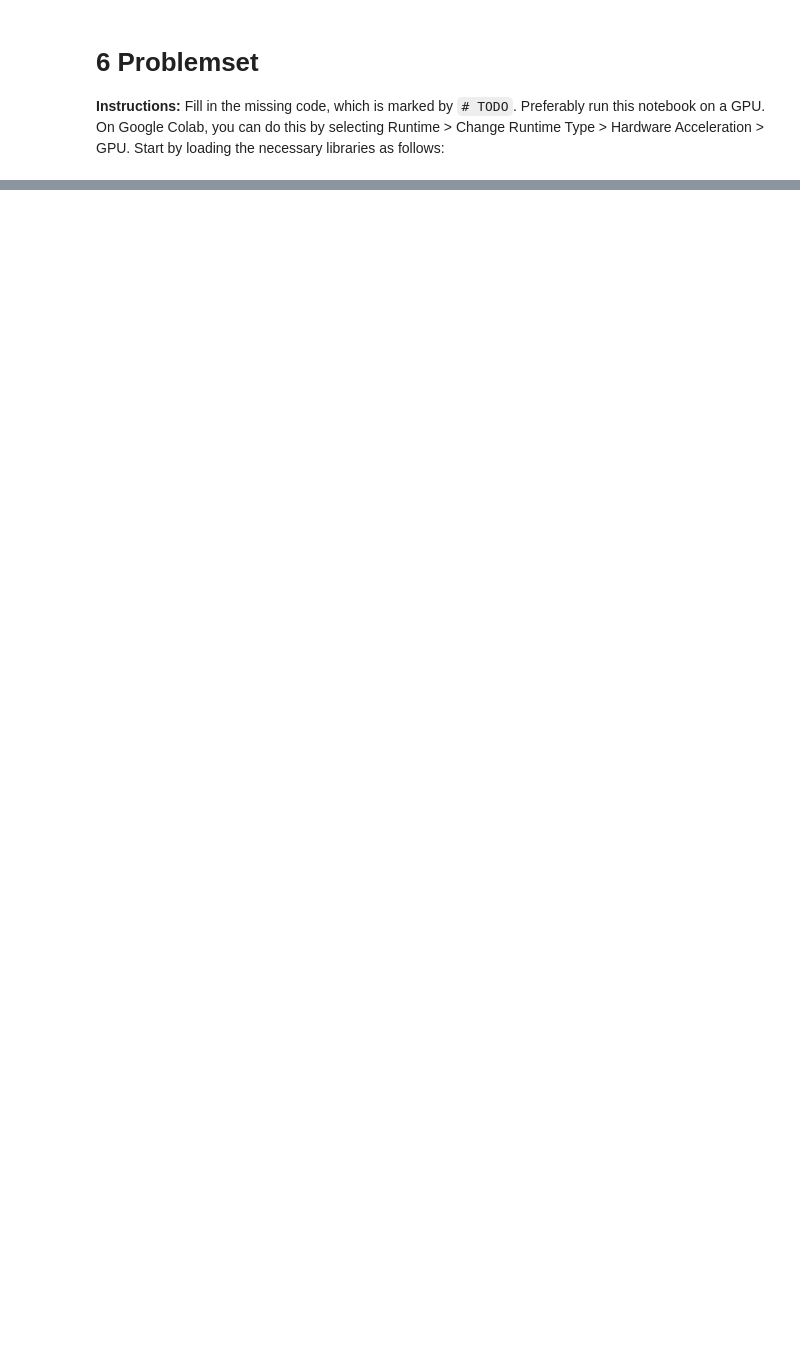
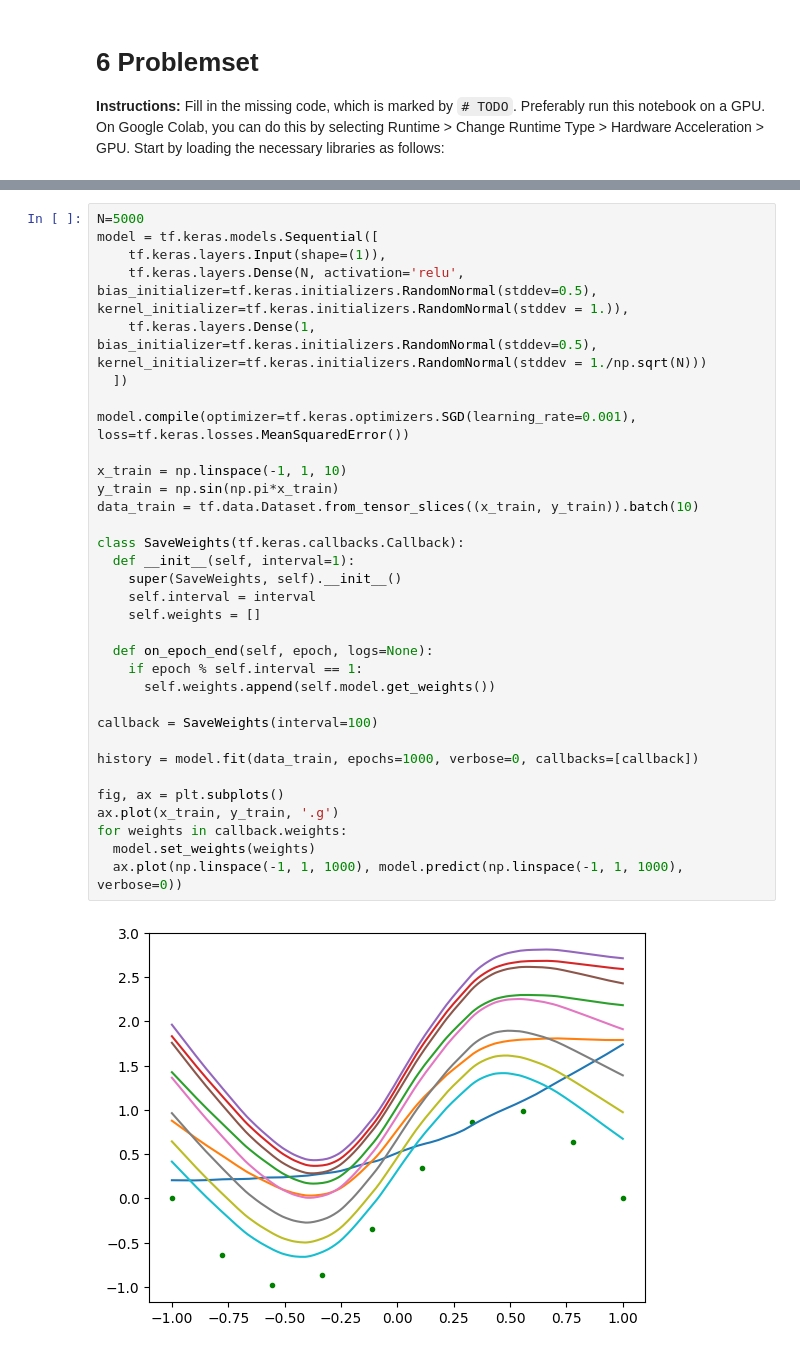
Before and after one commit to shahuiz/MH3520_Homework, a Jupyter notebook: 06-problemset.ipynb, the cells around one changed output, grey strips where cells are left out. Cells and saved outputs as stored; diff of their text form; blank space fills up the shorter version.

```diff
--- a/06-problemset.ipynb
+++ b/06-problemset.ipynb
@@ -74,0 +95,35 @@ for weights in callback.weights:
+# %%
+N=5000
+model = tf.keras.models.Sequential([
+    tf.keras.layers.Input(shape=(1)),
+    tf.keras.layers.Dense(N, activation='relu', bias_initializer=tf.keras.initializers.RandomNormal(stddev=0.5), kernel_initializer=tf.keras.initializers.RandomNormal(stddev = 1.)),
+    tf.keras.layers.Dense(1, bias_initializer=tf.keras.initializers.RandomNormal(stddev=0.5), kernel_initializer=tf.keras.initializers.RandomNormal(stddev = 1./np.sqrt(N)))
+  ])
+
+model.compile(optimizer=tf.keras.optimizers.SGD(learning_rate=0.001), loss=tf.keras.losses.MeanSquaredError())
+
+x_train = np.linspace(-1, 1, 10)
+y_train = np.sin(np.pi*x_train)
+data_train = tf.data.Dataset.from_tensor_slices((x_train, y_train)).batch(10)
+
+class SaveWeights(tf.keras.callbacks.Callback):
+  def __init__(self, interval=1):
+    super(SaveWeights, self).__init__()
+    self.interval = interval
+    self.weights = []
+
+  def on_epoch_end(self, epoch, logs=None):
+    if epoch % self.interval == 1:
+      self.weights.append(self.model.get_weights())
+
+callback = SaveWeights(interval=100)
+
+history = model.fit(data_train, epochs=1000, verbose=0, callbacks=[callback])
+
+fig, ax = plt.subplots()
+ax.plot(x_train, y_train, '.g')
+for weights in callback.weights:
+  model.set_weights(weights)
+  ax.plot(np.linspace(-1, 1, 1000), model.predict(np.linspace(-1, 1, 1000), verbose=0))
+# %% [output]
+[figure, added]
```
Also changed, not shown: parts of 14 cells of this notebook.
